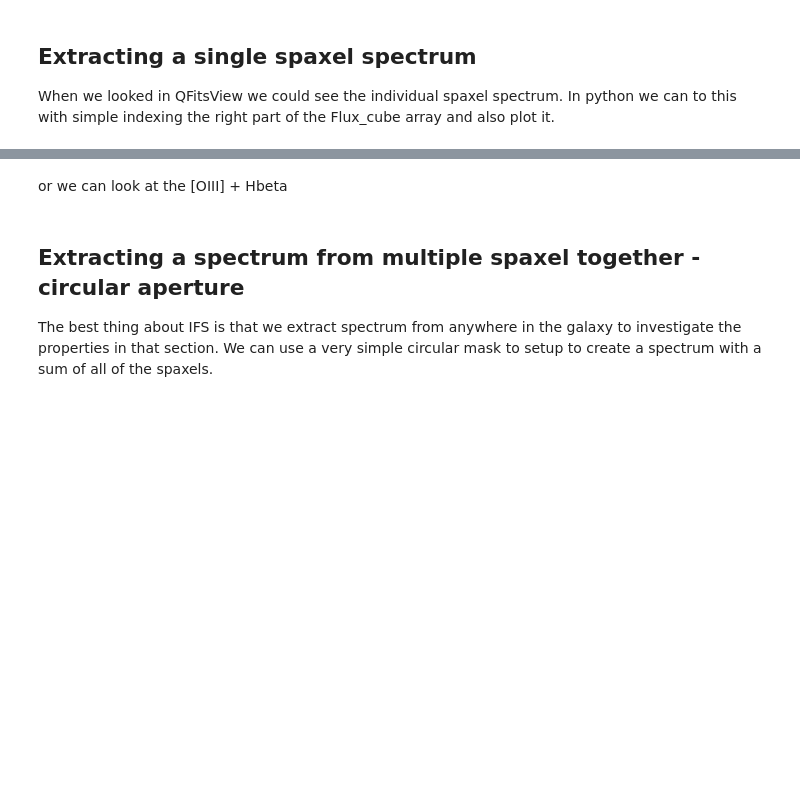
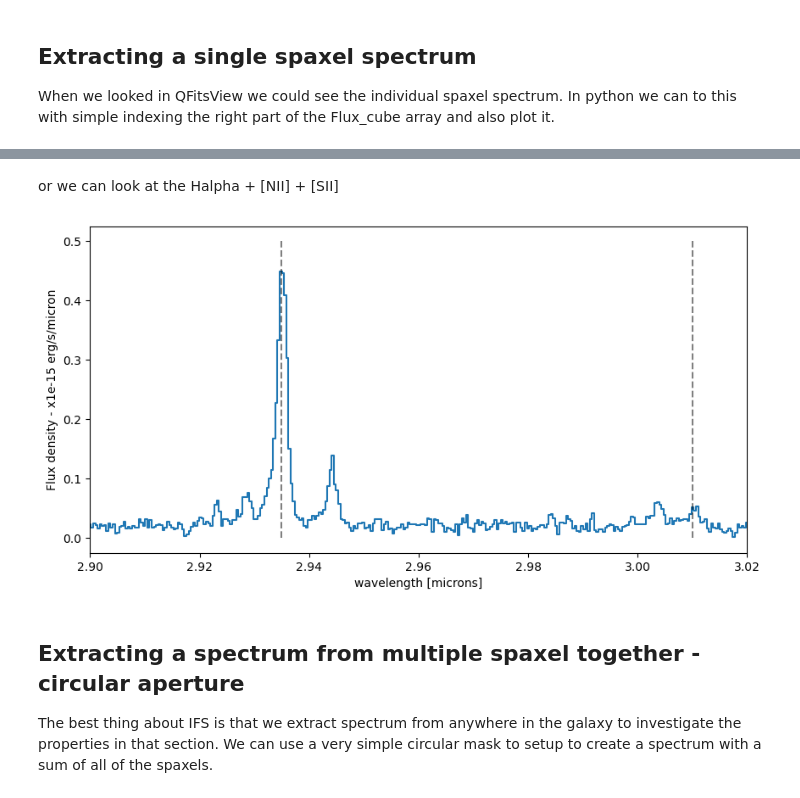
Before and after one commit to honzascholtz/Qubespec, a Jupyter notebook: Tutorial/Torun_school/1_Basic_IFS.ipynb, the cells around one changed output, grey strips where cells are left out. Drawn from its saved outputs; the diff is of its cells as text; code cells hidden in the pictures; blank space fills up the shorter version.

```diff
--- a/Tutorial/Torun_school/1_Basic_IFS.ipynb
+++ b/Tutorial/Torun_school/1_Basic_IFS.ipynb
@@ -120,28 +126,30 @@ plt.show()
 # %% [markdown]
-or we can look at the [OIII] + Hbeta
+or we can look at the Halpha + [NII] + [SII]
 # %%
 f, ax = plt.subplots(1, 1, figsize=(10, 5))
 
 x,y  = 43,51  # Coordinates of the spaxel we want to extract the spectrum from
 Flux_spaxel = Flux_cube[:, y,x] # Extract the spectrum of the spaxel at position (x,y)
 ax.plot( obs_wave, Flux_spaxel, drawstyle='steps-mid')
 ax.set_xlabel('wavelength [microns]')
 ax.set_ylabel('Flux density - x1e-15 erg/s/micron')
 
 ylow = -0.0
 yhig = 0.5
 
 ax.vlines(0.5008*(1+z),ylow,yhig, linestyle='dashed',color='orange', alpha=0.8)
 ax.vlines(0.6300*(1+z),ylow,yhig, linestyle='dashed',color='orange', alpha=0.8)
 
 ax.vlines(0.6563*(1+z),ylow,yhig, linestyle='dashed',color='k', alpha=0.5)
 ax.vlines(0.4861*(1+z),ylow,yhig, linestyle='dashed',color='k', alpha=0.5)
 
 ax.vlines(0.6731*(1+z),ylow,yhig, linestyle='dashed',color='k', alpha=0.5)
 
-ax.set_xlim(2.8,3.1)
+ax.set_xlim(2.9,3.02)
 
 plt.show()
+# %% [output]
+[figure, added]
 # %% [markdown]
 ## Extracting a spectrum from multiple spaxel together - circular aperture
 
```
Also changed, not shown: parts of 17 cells of this notebook, 3 other files.
